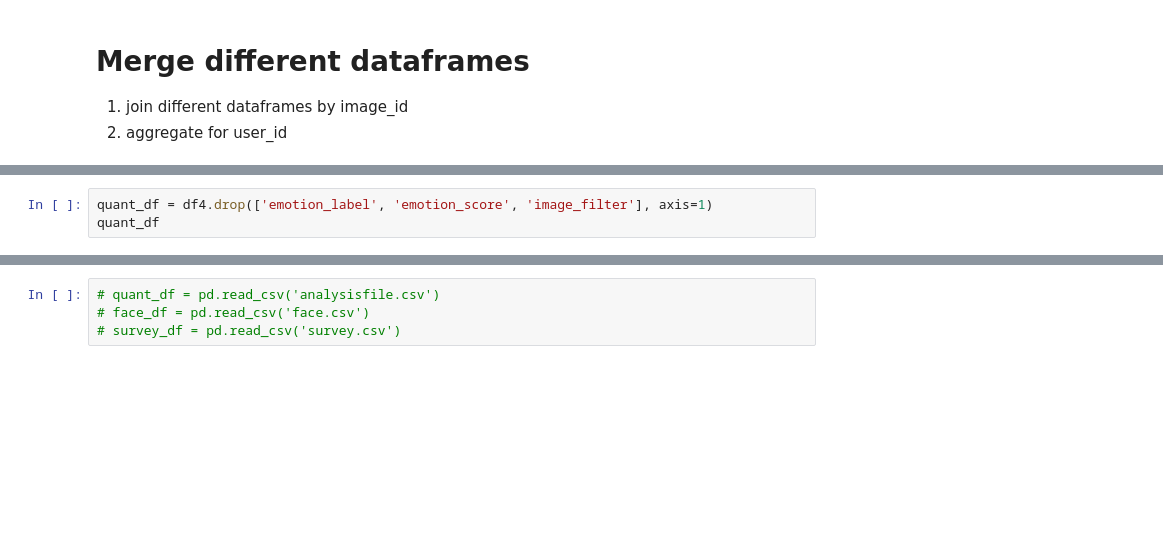
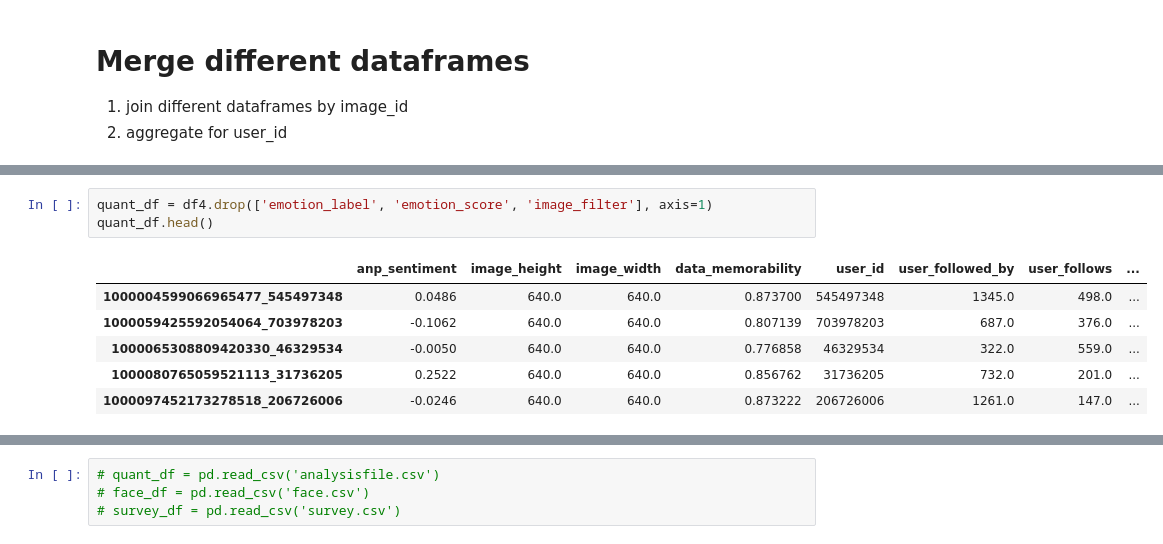
Before and after one commit to twvdb/assignment3-fundamentals-data-science, a Jupyter notebook: assignment3.ipynb, the cells around one changed output, grey strips where cells are left out. Drawn from its saved outputs; the diff is of its cells as text; blank space fills up the shorter version.

```diff
--- a/assignment3.ipynb
+++ b/assignment3.ipynb
@@ -232,6 +264,13 @@ df4
 # %%
 quant_df = df4.drop(['emotion_label', 'emotion_score', 'image_filter'], axis=1)
-quant_df
+quant_df.head()
+# %% [output]
+|  | anp_sentiment | image_height | image_width | data_memorability | user_id | user_followed_by | user_follows | ... |
+| 1000004599066965477_545497348 | 0.0486 | 640.0 | 640.0 | 0.873700 | 545497348 | 1345.0 | 498.0 | ... |
+| 1000059425592054064_703978203 | -0.1062 | 640.0 | 640.0 | 0.807139 | 703978203 | 687.0 | 376.0 | ... |
+| 1000065308809420330_46329534 | -0.0050 | 640.0 | 640.0 | 0.776858 | 46329534 | 322.0 | 559.0 | ... |
+| 1000080765059521113_31736205 | 0.2522 | 640.0 | 640.0 | 0.856762 | 31736205 | 732.0 | 201.0 | ... |
+| 1000097452173278518_206726006 | -0.0246 | 640.0 | 640.0 | 0.873222 | 206726006 | 1261.0 | 147.0 | ... |
 # %%
 quant_df = quant_df.groupby(by='user_id').mean()
 # quant_df.to_csv('analysisfile.csv')
```
Also changed, not shown: parts of 13 cells of this notebook.
